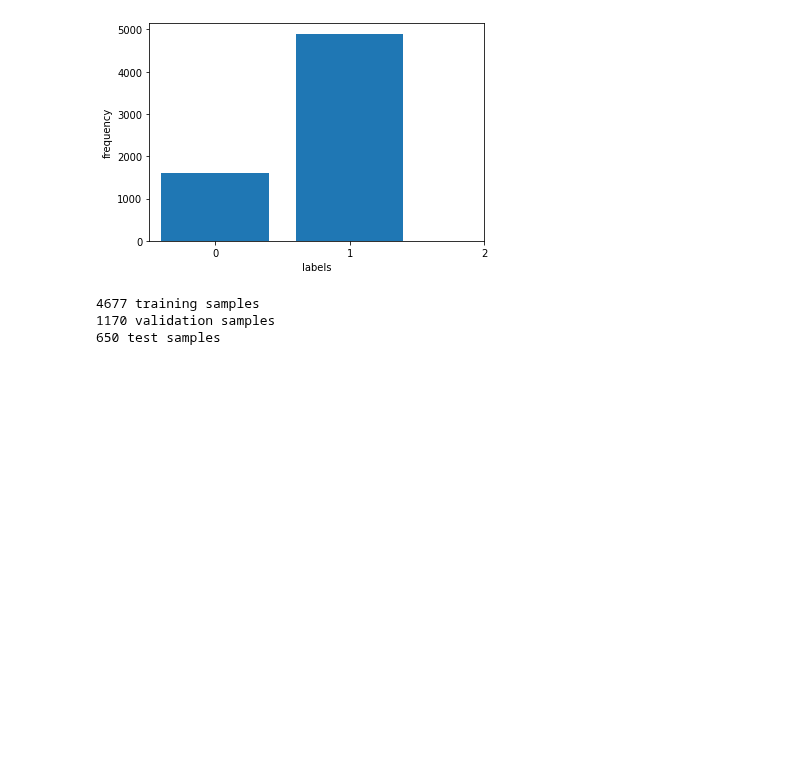
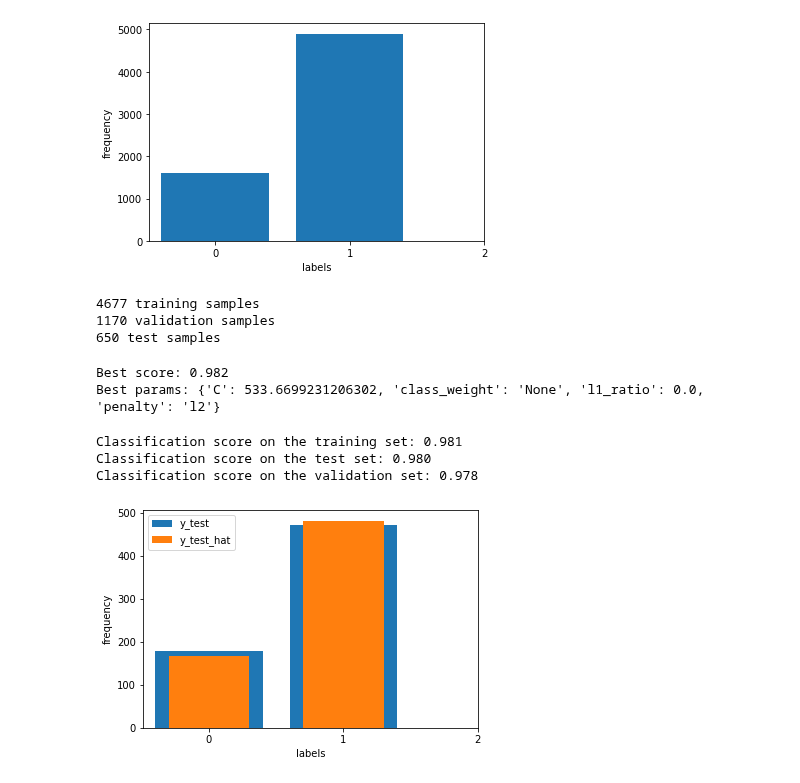
Before and after one commit to CAMM961001/itam-mcd, a Jupyter notebook: mineria-analisis-datos/libros/DM_02_Unbalanced-LinearModels.ipynb, the cells around one changed output. Saved outputs shown, nothing was run; the diff lists cells and outputs as text; code cells hidden in the pictures; blank space fills up the shorter version.

Commit message:
Se agregan modelos ridge, elastic net, y logistic reg

```diff
--- a/mineria-analisis-datos/libros/DM_02_Unbalanced-LinearModels.ipynb
+++ b/mineria-analisis-datos/libros/DM_02_Unbalanced-LinearModels.ipynb
@@ -341,0 +402,40 @@ print(f"{len(x_test)} test samples")
+# %%
+# Create a GridSearch object for Logistic regression
+parameters = {'penalty': ['l1', 'l2', 'elasticnet', 'none'],
+              'C': np.logspace(-10, 4, 12),
+              'l1_ratio': np.arange(0., 1.1, 0.1),
+              'class_weight': ['balanced', 'None']
+             }
+
+gs = GridSearchCV(LogisticRegression(), parameters)
+gs.fit(x_train, y_train)
+
+print(f"Best score: {gs.best_score_:.3f}")
+print(f"Best params: {gs.best_params_}")
+# %% [output]
+Best score: 0.982
+Best params: {'C': 533.6699231206302, 'class_weight': 'None', 'l1_ratio': 0.0, 'penalty': 'l2'}
+# %%
+# Evaluate on training and validation sets
+logisticreg = gs.best_estimator_
+
+print(f"Classification score on the training set: {logisticreg.score(x_train, y_train):.3f}")
+print(f"Classification score on the test set: {logisticreg.score(x_test, y_test):.3f}")
+print(f"Classification score on the validation set: {logisticreg.score(x_val, y_val):.3f}")
+# %% [output]
+Classification score on the training set: 0.981
+Classification score on the test set: 0.980
+Classification score on the validation set: 0.978
+# %%
+# Plot y and y_hat from the test set
+y_test_hat = logisticreg.predict(x_test)
+
+plt.hist(y_test, bins=range(max(Y)+2), align='left', rwidth=0.8, label='y_test')
+plt.hist(y_test_hat, bins=range(max(Y)+2), align='left', rwidth=0.6, label='y_test_hat')
+plt.legend()
+plt.xticks(range(max(Y)+2), labels=range(max(Y)+2))
+plt.xlabel('labels')
+plt.ylabel('frequency')
+plt.show()
+# %% [output]
+[figure, added]
```
Also changed, not shown: parts of 18 cells of this notebook.
